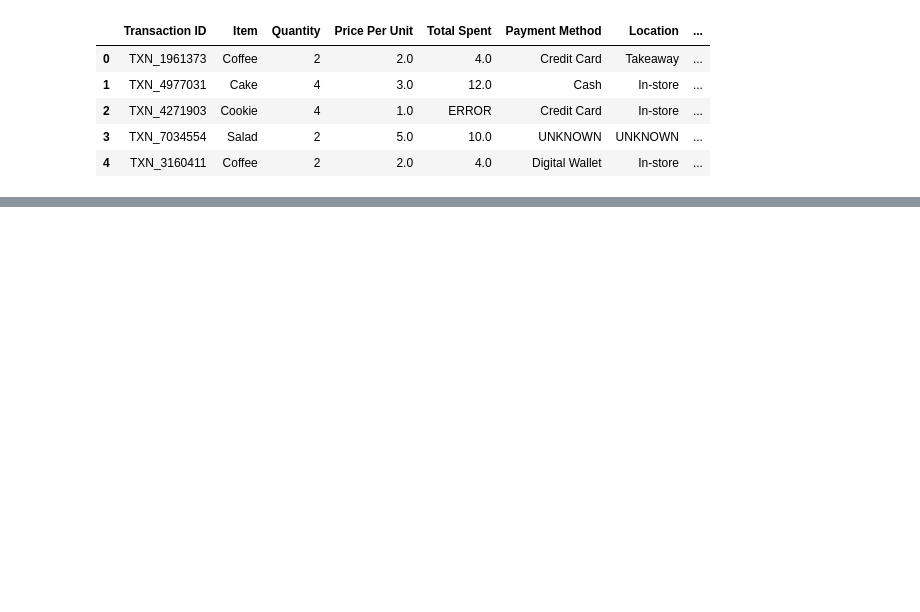
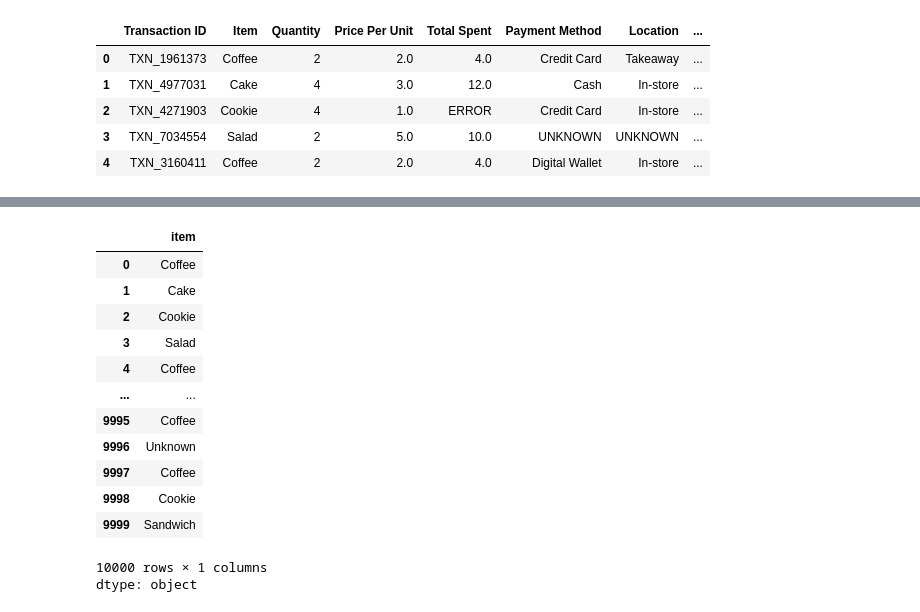
Before and after one commit to gauravvxv/cafe-sales, a Jupyter notebook: notebook/cafe_data.ipynb, the cells around one changed output, grey strips where cells are left out. Cells and saved outputs as stored; diff of their text form; code cells hidden in the pictures; blank space fills up the shorter version.

```diff
--- a/notebook/cafe_data.ipynb
+++ b/notebook/cafe_data.ipynb
@@ -38,0 +145,17 @@ data.head()
+# %%
+data['item'].fillna('Unknown')
+# %% [output]
+|  | item |
+| 0 | Coffee |
+| 1 | Cake |
+| 2 | Cookie |
+| 3 | Salad |
+| 4 | Coffee |
+| ... | ... |
+| 9995 | Coffee |
+| 9996 | Unknown |
+| 9997 | Coffee |
+| 9998 | Cookie |
+| 9999 | Sandwich |
+10000 rows × 1 columns
+dtype: object
```
Also changed, not shown: parts of 20 cells of this notebook.
